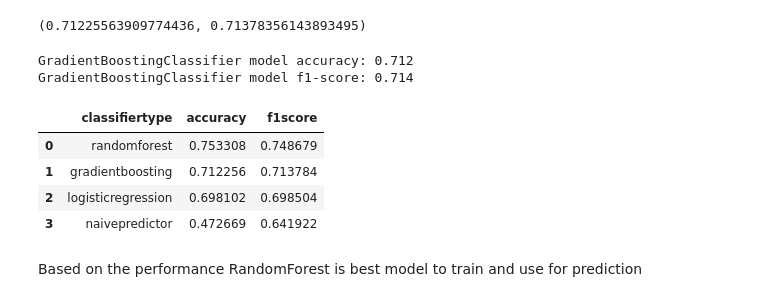
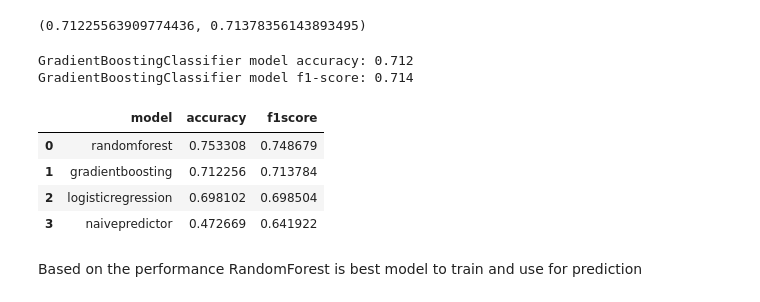
Before and after one commit to gijikurian/StarbucksCapstone, a Jupyter notebook: Starbucks_Capstone_notebook.ipynb, the cells around one changed output. Cells and saved outputs as stored; diff of their text form; code cells hidden in the pictures.

```diff
--- a/Starbucks_Capstone_notebook.ipynb
+++ b/Starbucks_Capstone_notebook.ipynb
@@ -1892,22 +1742,22 @@ GradientBoostingClassifier model f1-score: 0.714
 # %%
 
 
 
 model_performance.append(evaluate_model_performance(gb_random.best_estimator_, X_train,y_train,'GradientBoostingClassifier'))
 
 model_performance = pd.DataFrame(model_performance,columns=['accuracy', 'f1score'])
 
-classifier_type = pd.DataFrame(classifier_type,columns=['classifiertype'])
+classifier_type = pd.DataFrame(classifier_type,columns=['model'])
 
 model_performance = pd.concat([classifier_type, model_performance], axis=1)
 
 model_performance = model_performance.sort_values('accuracy', ascending=False)
 model_performance = model_performance.reset_index(drop=True)
 model_performance
 # %% [output]
 GradientBoostingClassifier model accuracy: 0.712
 GradientBoostingClassifier model f1-score: 0.714
-|  | classifiertype | accuracy | f1score |
+|  | model | accuracy | f1score |
 | 0 | randomforest | 0.753308 | 0.748679 |
 | 1 | gradientboosting | 0.712256 | 0.713784 |
 | 2 | logisticregression | 0.698102 | 0.698504 |
```
Also changed, not shown: parts of 9 cells of this notebook, 1 other file.
